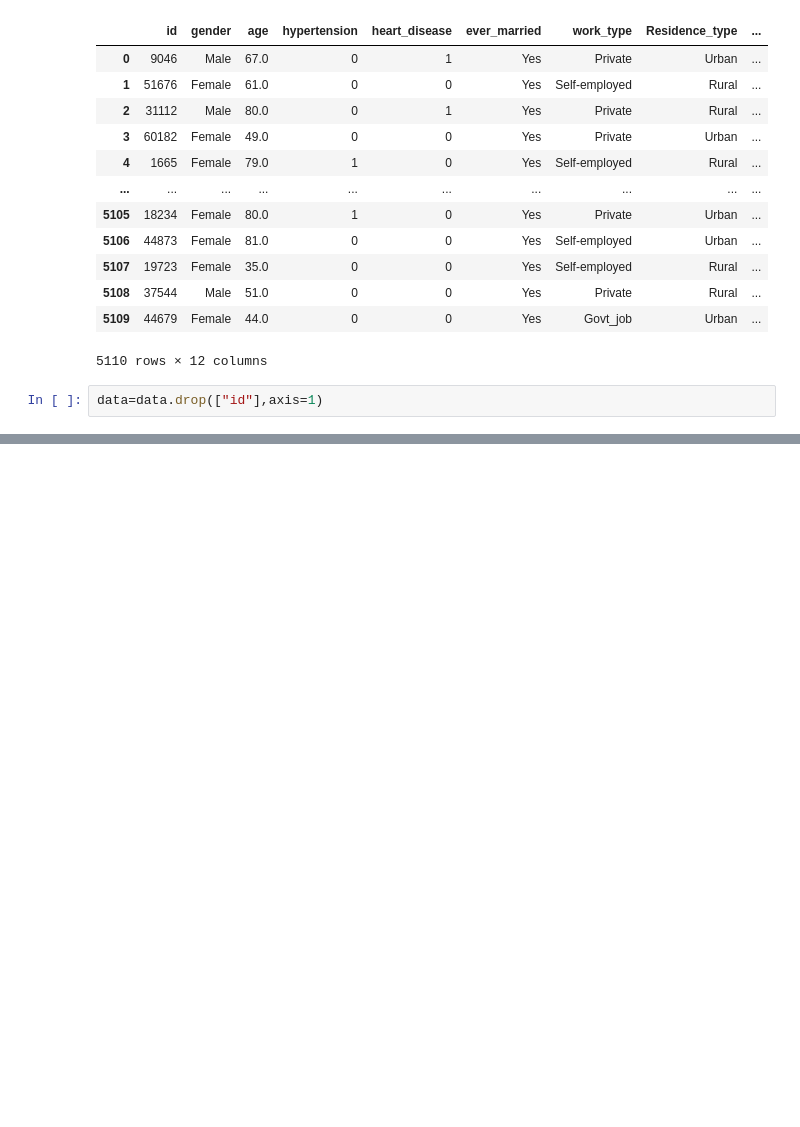
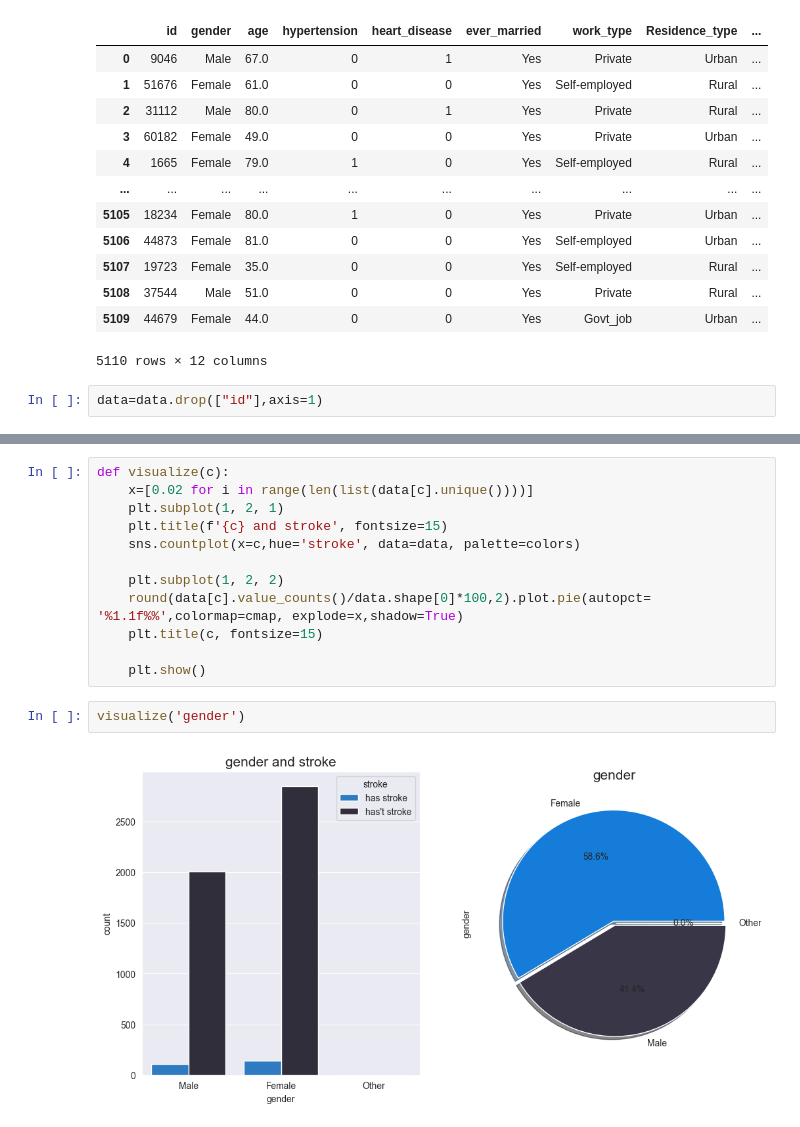
Before and after one commit to Peteryasser/Stroke-Prediction, a Jupyter notebook: code-and-dataset/EDA.ipynb, the cells around one changed output, grey strips where cells are left out. Saved outputs shown, nothing was run; the diff lists cells and outputs as text; blank space fills up the shorter version.

```diff
--- a/code-and-dataset/EDA.ipynb
+++ b/code-and-dataset/EDA.ipynb
@@ -47,0 +106,16 @@ data=data.drop(["id"],axis=1)
+# %%
+def visualize(c):
+    x=[0.02 for i in range(len(list(data[c].unique())))]
+    plt.subplot(1, 2, 1)
+    plt.title(f'{c} and stroke', fontsize=15)
+    sns.countplot(x=c,hue='stroke', data=data, palette=colors)
+
+    plt.subplot(1, 2, 2)
+    round(data[c].value_counts()/data.shape[0]*100,2).plot.pie(autopct= '%1.1f%%',colormap=cmap, explode=x,shadow=True)
+    plt.title(c, fontsize=15)
+
+    plt.show()
+# %%
+visualize('gender')
+# %% [output]
+[figure, added]
```
Also changed, not shown: parts of 16 cells of this notebook.
